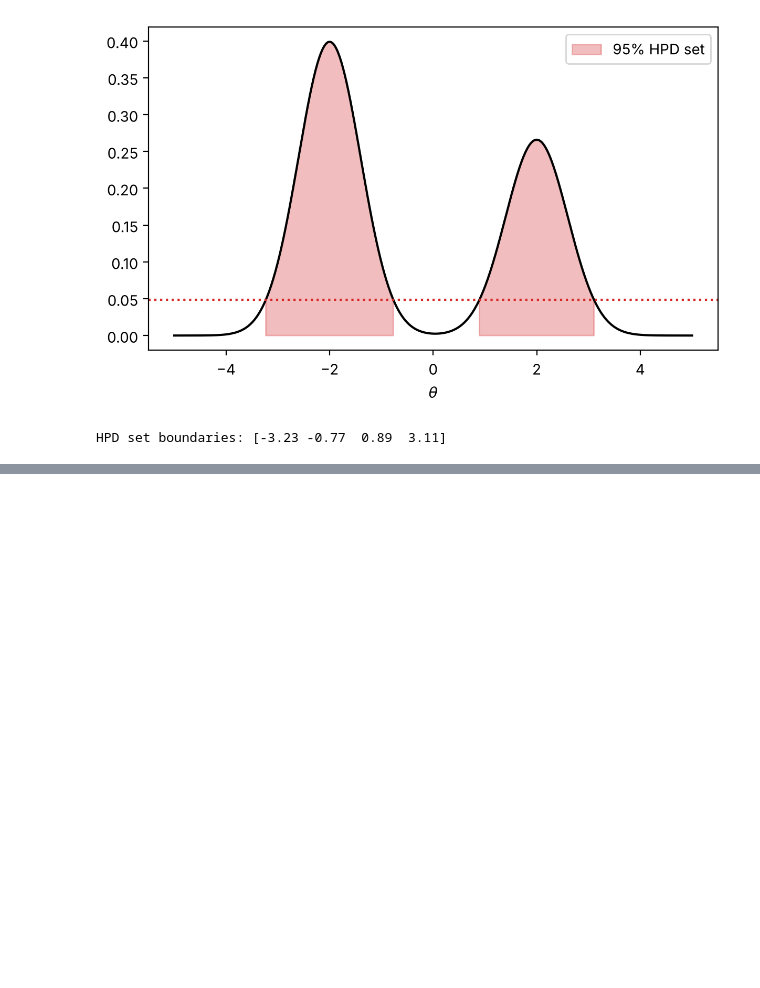
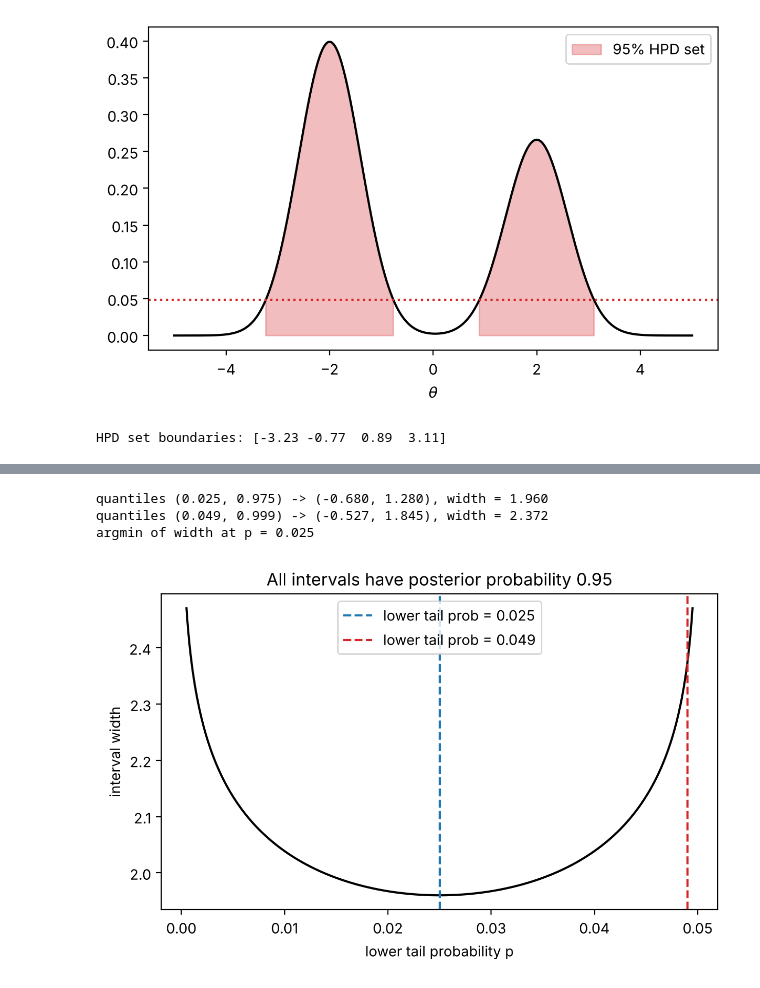
Before and after one commit to leebomin/bayesian-study, a Jupyter notebook: week02_exchangeability_likelihood/week02_exchangeability_likelihood.ipynb, the cells around one changed output, grey strips where cells are left out. Drawn from its saved outputs; the diff is of its cells as text; code cells hidden in the pictures; blank space fills up the shorter version.

```diff
--- a/week02_exchangeability_likelihood/week02_exchangeability_likelihood.ipynb
+++ b/week02_exchangeability_likelihood/week02_exchangeability_likelihood.ipynb
@@ -172,0 +251,19 @@ HPD set boundaries: [-3.23 -0.77  0.89  3.11]
+# %%
+post_n = stats.norm(0.3, 0.5)
+for p in (0.025, 0.049):
+    lo, hi = post_n.ppf([p, p + 0.95])
+    print(f"quantiles ({p}, {p+0.95:.3f}) -> ({lo:.3f}, {hi:.3f}), width = {hi-lo:.3f}")
+
+ps = np.linspace(0.0005, 0.0495, 500)
+widths = post_n.ppf(ps + 0.95) - post_n.ppf(ps)
+print('argmin of width at p =', ps[widths.argmin()].round(4))
+plt.plot(ps, widths, 'k')
+for p, c in ((0.025, 'tab:blue'), (0.049, 'tab:red')):
+    plt.axvline(p, ls='--', c=c, label=f'lower tail prob = {p}')
+plt.xlabel('lower tail probability p'); plt.ylabel('interval width'); plt.legend()
+plt.title('All intervals have posterior probability 0.95'); plt.show()
+# %% [output]
+quantiles (0.025, 0.975) -> (-0.680, 1.280), width = 1.960
+quantiles (0.049, 0.999) -> (-0.527, 1.845), width = 2.372
+argmin of width at p = 0.025
+[figure, added]
```
Also changed, not shown: parts of 11 cells of this notebook, 4 other files.
